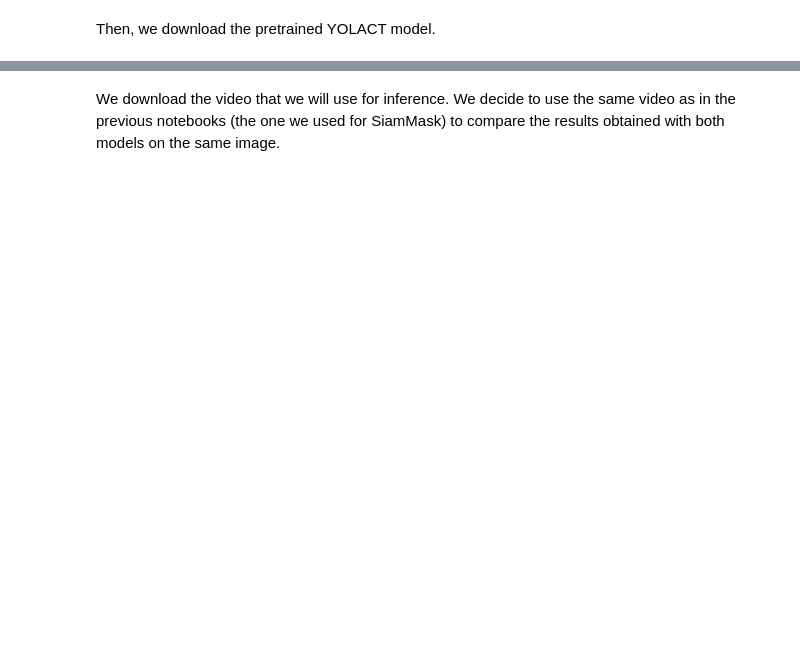
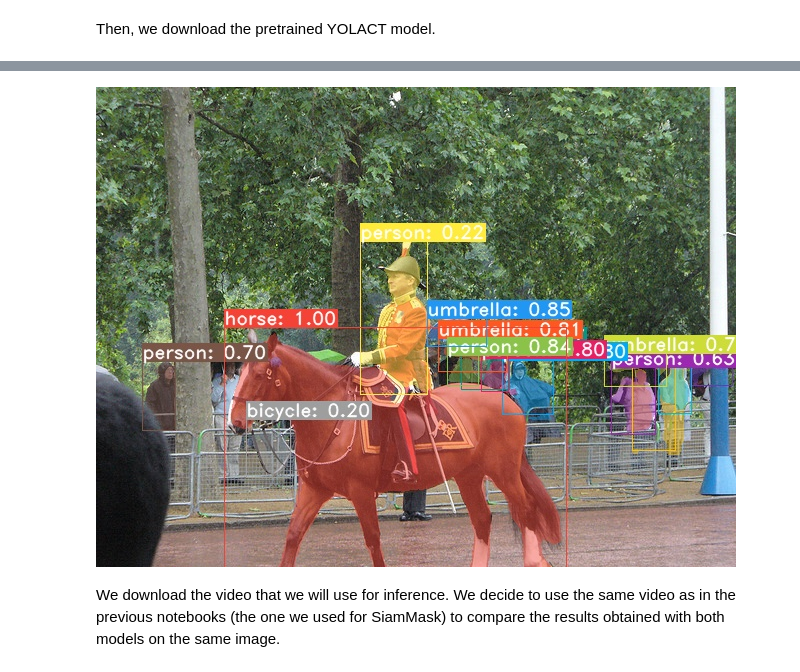
Before and after one commit to fsolemauri/pattern-recognition, a Jupyter notebook: 8_Video_Understanding/8_5_ObjectTracking_and_VideoObjectSegmentation_YOLACT.ipynb, the cells around one changed output, grey strips where cells are left out. Saved outputs shown, nothing was run; the diff lists cells and outputs as text; code cells hidden in the pictures; blank space fills up the shorter version.

```diff
--- a/8_Video_Understanding/8_5_ObjectTracking_and_VideoObjectSegmentation_YOLACT.ipynb
+++ b/8_Video_Understanding/8_5_ObjectTracking_and_VideoObjectSegmentation_YOLACT.ipynb
@@ -56,3 +79,8 @@ if not exists(pretrained_model):
+# %%
+from IPython.display import Image
+Image('output.jpg')
+# %% [output]
+[figure, added]
 # %% [markdown]
 We download the video that we will use for inference. We decide to use the same video as in the previous notebooks (the one we used for SiamMask) to compare the results obtained with both models on the same image.
 # %%
```
Also changed, not shown: parts of 13 cells of this notebook.
